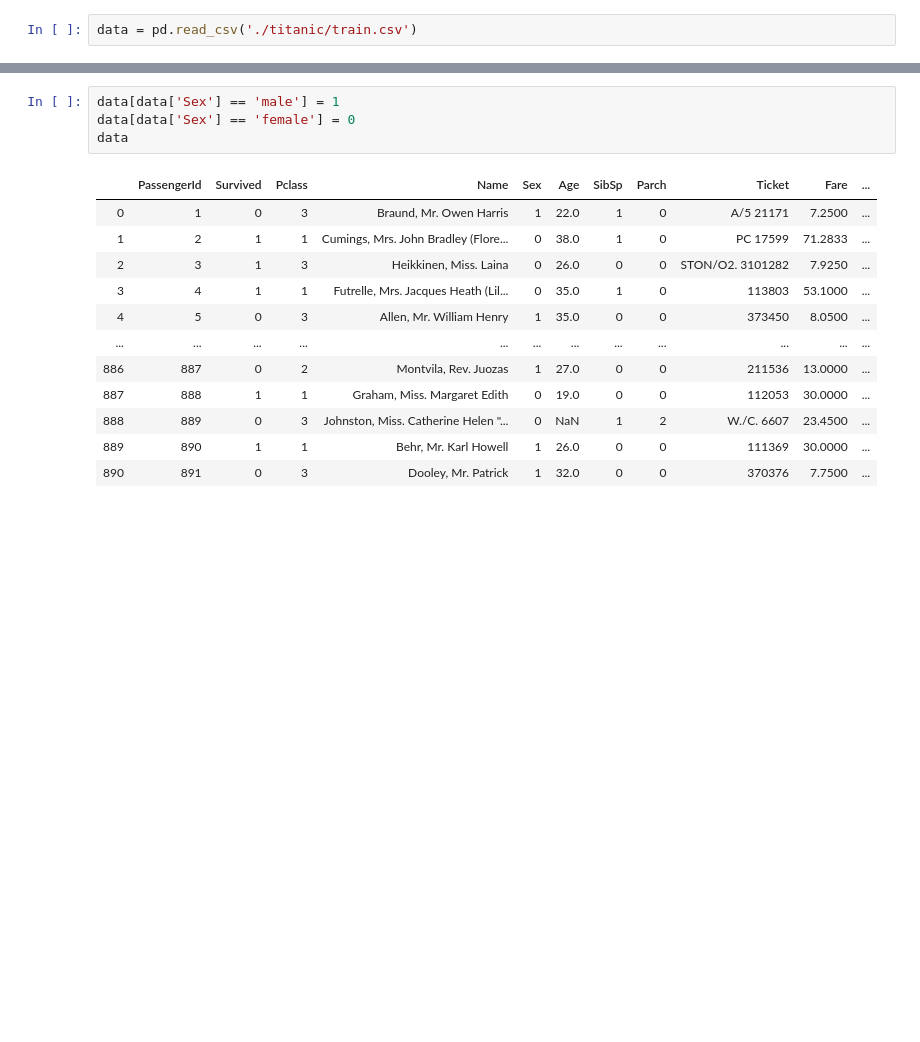
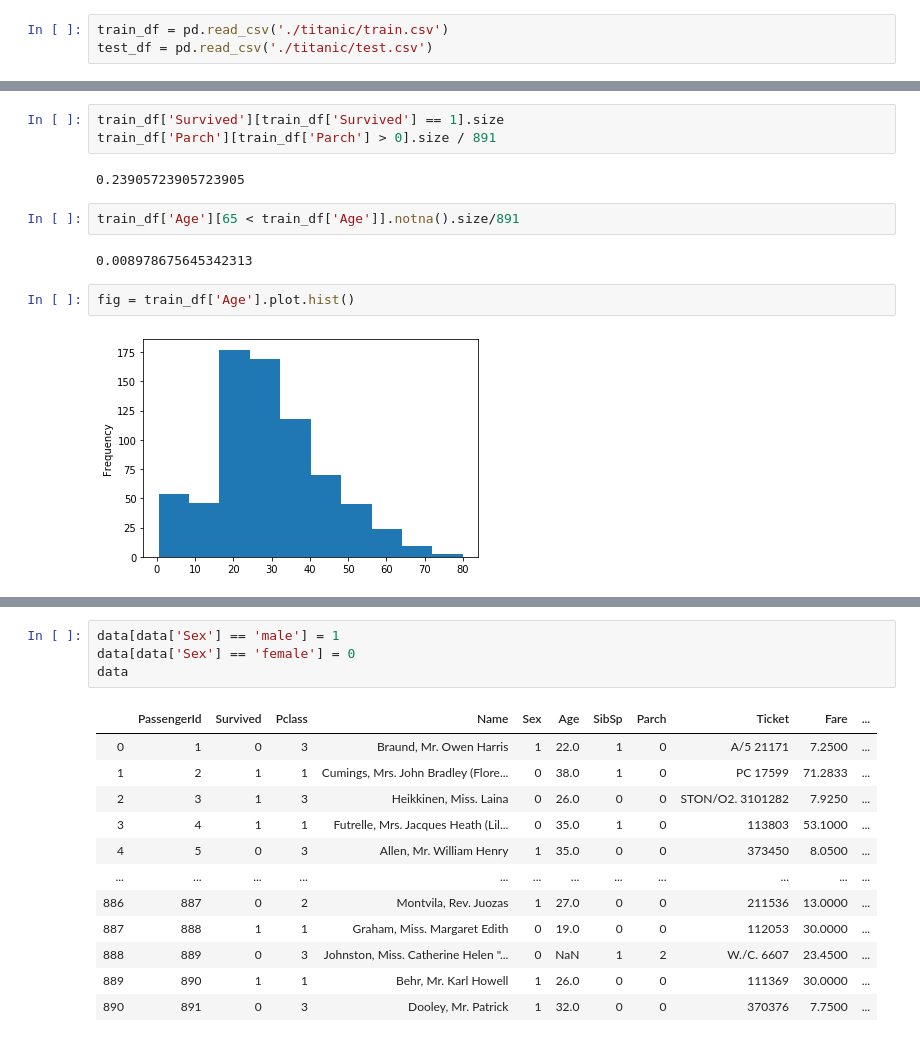
Before and after one commit to QinmengLUAN/Pandas_practice, a Jupyter notebook: Titanic_ML/titanic.ipynb, the cells around one changed output, grey strips where cells are left out. Drawn from its saved outputs; the diff is of its cells as text; blank space fills up the shorter version.

Commit message:
titanic

```diff
--- a/Titanic_ML/titanic.ipynb
+++ b/Titanic_ML/titanic.ipynb
@@ -7,2 +6,3 @@ from matplotlib import pyplot as plt
 # %%
-data = pd.read_csv('./titanic/train.csv')
+train_df = pd.read_csv('./titanic/train.csv')
+test_df = pd.read_csv('./titanic/test.csv')
@@ -23,0 +84,13 @@ Name: Sex, Length: 891, dtype: object
+# %%
+train_df['Survived'][train_df['Survived'] == 1].size
+train_df['Parch'][train_df['Parch'] > 0].size / 891
+# %% [output]
+0.23905723905723905
+# %%
+train_df['Age'][65 < train_df['Age']].notna().size/891
+# %% [output]
+0.008978675645342313
+# %%
+fig = train_df['Age'].plot.hist()
+# %% [output]
+[figure, added]
```
Also changed, not shown: parts of 87 cells of this notebook.
